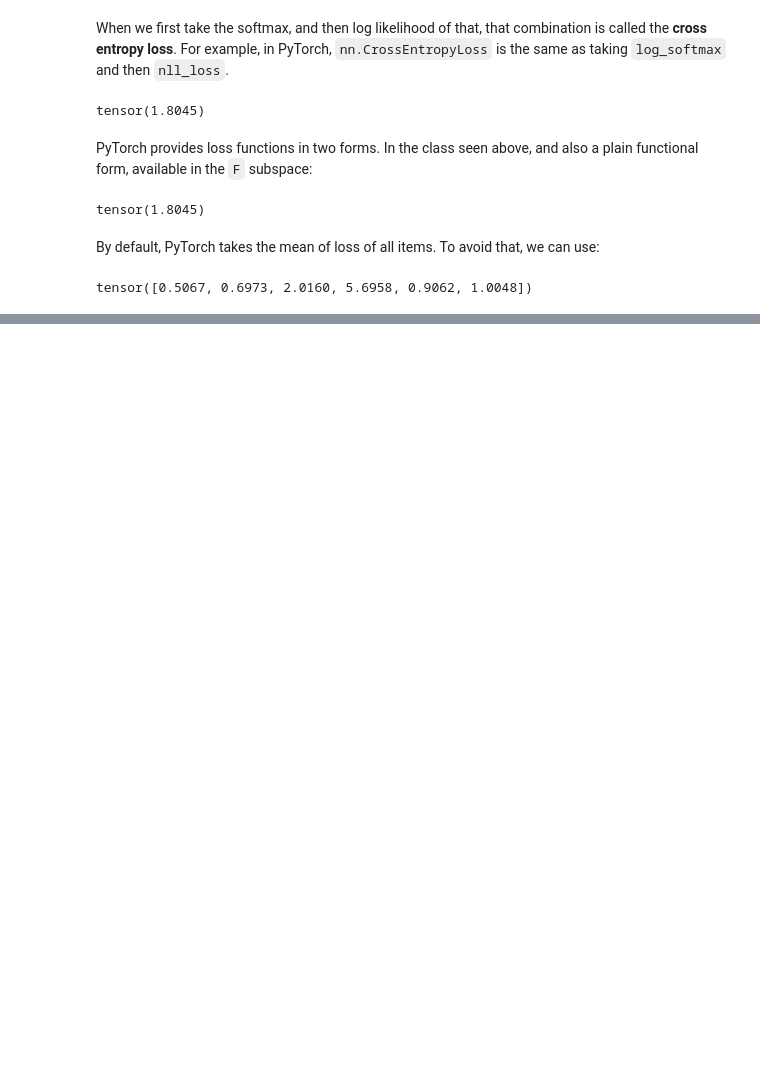
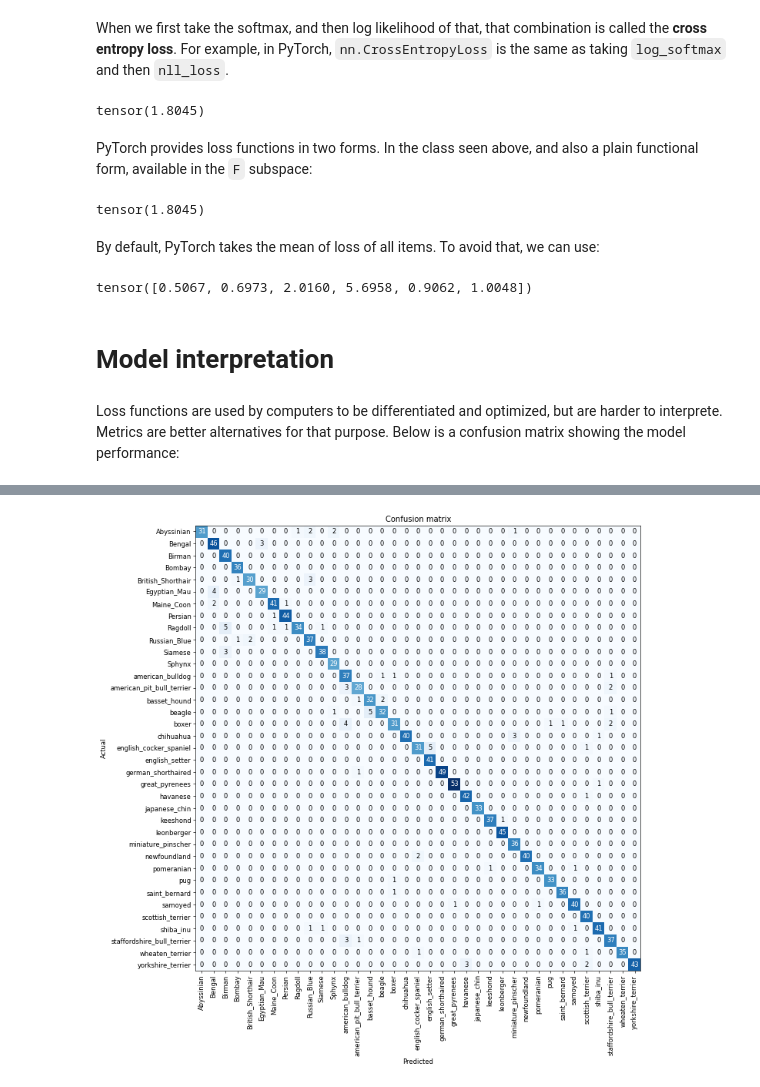
Before and after one commit to rohitnikam1/Fastai-projects, a Jupyter notebook: pet_breeds.ipynb, the cells around one changed output, grey strips where cells are left out. Drawn from its saved outputs; the diff is of its cells as text; code cells hidden in the pictures; blank space fills up the shorter version.

```diff
--- a/pet_breeds.ipynb
+++ b/pet_breeds.ipynb
@@ -186,3 +185,11 @@ By default, PyTorch takes the mean of loss of all items. To avoid that, we can u
 nn.CrossEntropyLoss(reduction='none')(acts, targ)
 # %% [output]
 tensor([0.5067, 0.6973, 2.0160, 5.6958, 0.9062, 1.0048])
+# %% [markdown]
+# Model interpretation
+# %% [markdown]
+Loss functions are used by computers to be differentiated and optimized, but are harder to interprete. Metrics are better alternatives for that purpose. Below is a confusion matrix showing the model performance:
+# %%
+interp = ClassificationInterpretation.from_learner(learn)
+interp.plot_confusion_matrix(figsize=(12,12), dpi=60)
+# %% [output]
@@ -188,0 +197 @@ tensor([0.5067, 0.6973, 2.0160, 5.6958, 0.9062, 1.0048])
+[figure, added]
```
Also changed, not shown: parts of 39 cells of this notebook.
